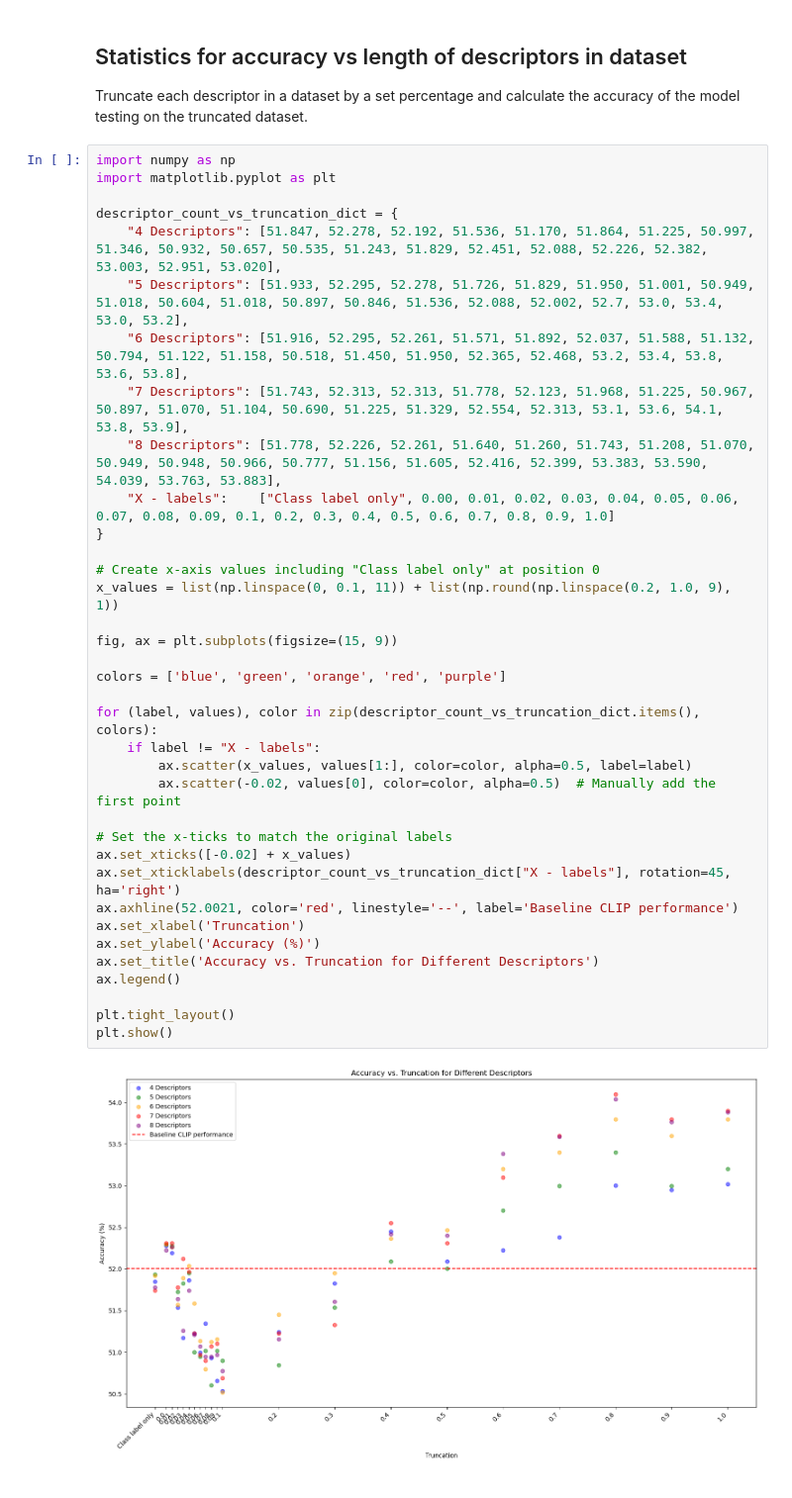
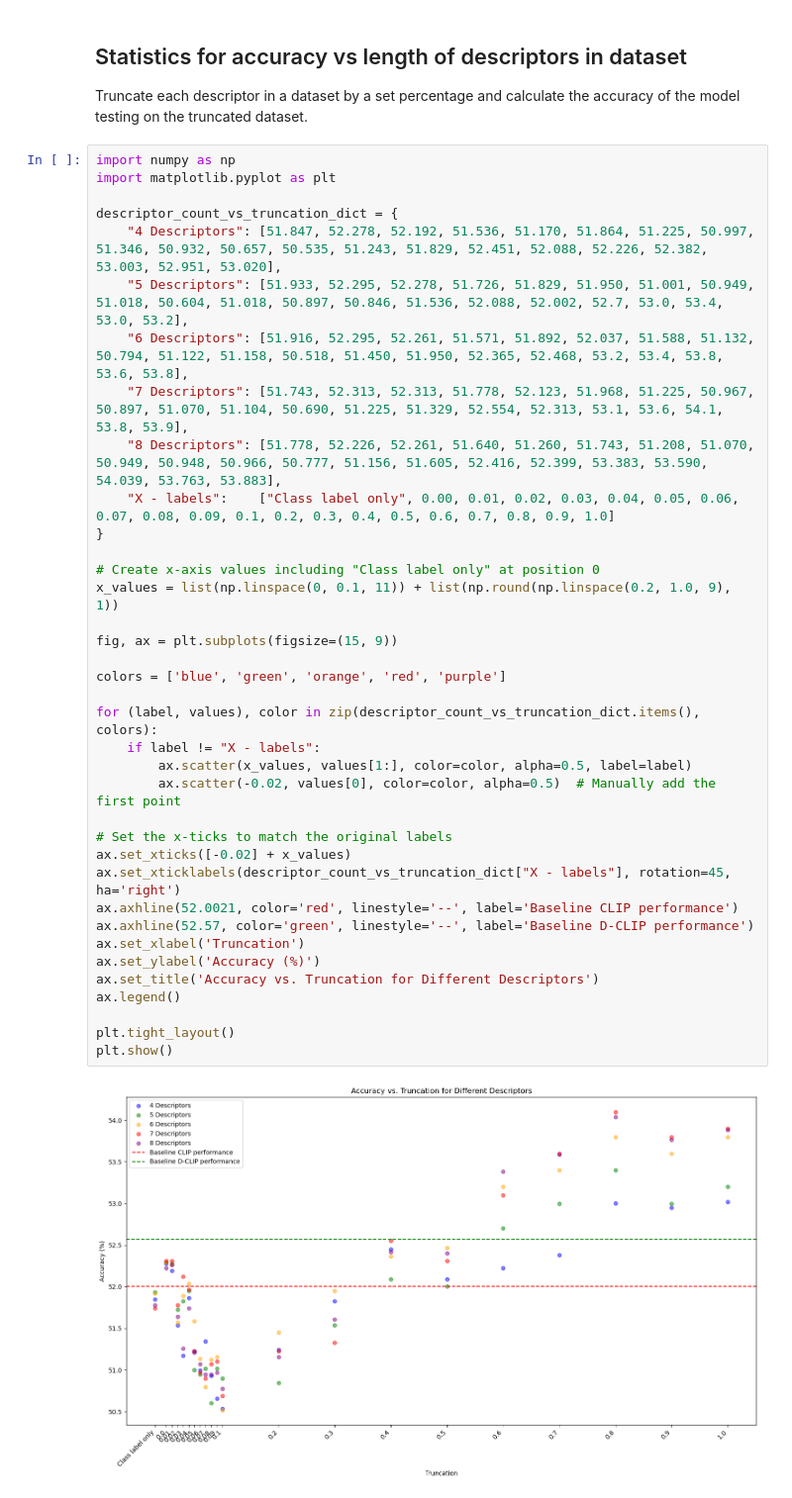
Before and after one commit to LukeHeffAI/DCLIP2, a Jupyter notebook: json_editing.ipynb, the cells around one changed output. Shown at 99% size. Drawn from its saved outputs; the diff is of its cells as text.

Commit message:
Add D-CLIP baseline

```diff
--- a/json_editing.ipynb
+++ b/json_editing.ipynb
@@ -162,31 +162,32 @@ descriptor_count_vs_truncation_dict = {
     "6 Descriptors": [51.916, 52.295, 52.261, 51.571, 51.892, 52.037, 51.588, 51.132, 50.794, 51.122, 51.158, 50.518, 51.450, 51.950, 52.365, 52.468, 53.2, 53.4, 53.8, 53.6, 53.8],
     "7 Descriptors": [51.743, 52.313, 52.313, 51.778, 52.123, 51.968, 51.225, 50.967, 50.897, 51.070, 51.104, 50.690, 51.225, 51.329, 52.554, 52.313, 53.1, 53.6, 54.1, 53.8, 53.9],
     "8 Descriptors": [51.778, 52.226, 52.261, 51.640, 51.260, 51.743, 51.208, 51.070, 50.949, 50.948, 50.966, 50.777, 51.156, 51.605, 52.416, 52.399, 53.383, 53.590, 54.039, 53.763, 53.883],
     "X - labels":    ["Class label only", 0.00, 0.01, 0.02, 0.03, 0.04, 0.05, 0.06, 0.07, 0.08, 0.09, 0.1, 0.2, 0.3, 0.4, 0.5, 0.6, 0.7, 0.8, 0.9, 1.0]
 }
 
 # Create x-axis values including "Class label only" at position 0
 x_values = list(np.linspace(0, 0.1, 11)) + list(np.round(np.linspace(0.2, 1.0, 9), 1))
 
 fig, ax = plt.subplots(figsize=(15, 9))
 
 colors = ['blue', 'green', 'orange', 'red', 'purple']
 
 for (label, values), color in zip(descriptor_count_vs_truncation_dict.items(), colors):
     if label != "X - labels":
         ax.scatter(x_values, values[1:], color=color, alpha=0.5, label=label)
         ax.scatter(-0.02, values[0], color=color, alpha=0.5)  # Manually add the first point
 
 # Set the x-ticks to match the original labels
 ax.set_xticks([-0.02] + x_values)
 ax.set_xticklabels(descriptor_count_vs_truncation_dict["X - labels"], rotation=45, ha='right')
 ax.axhline(52.0021, color='red', linestyle='--', label='Baseline CLIP performance')
+ax.axhline(52.57, color='green', linestyle='--', label='Baseline D-CLIP performance')
 ax.set_xlabel('Truncation')
 ax.set_ylabel('Accuracy (%)')
 ax.set_title('Accuracy vs. Truncation for Different Descriptors')
 ax.legend()
 
 plt.tight_layout()
 plt.show()
 # %% [output]
-[figure, old version]
+[figure, new version]
```
